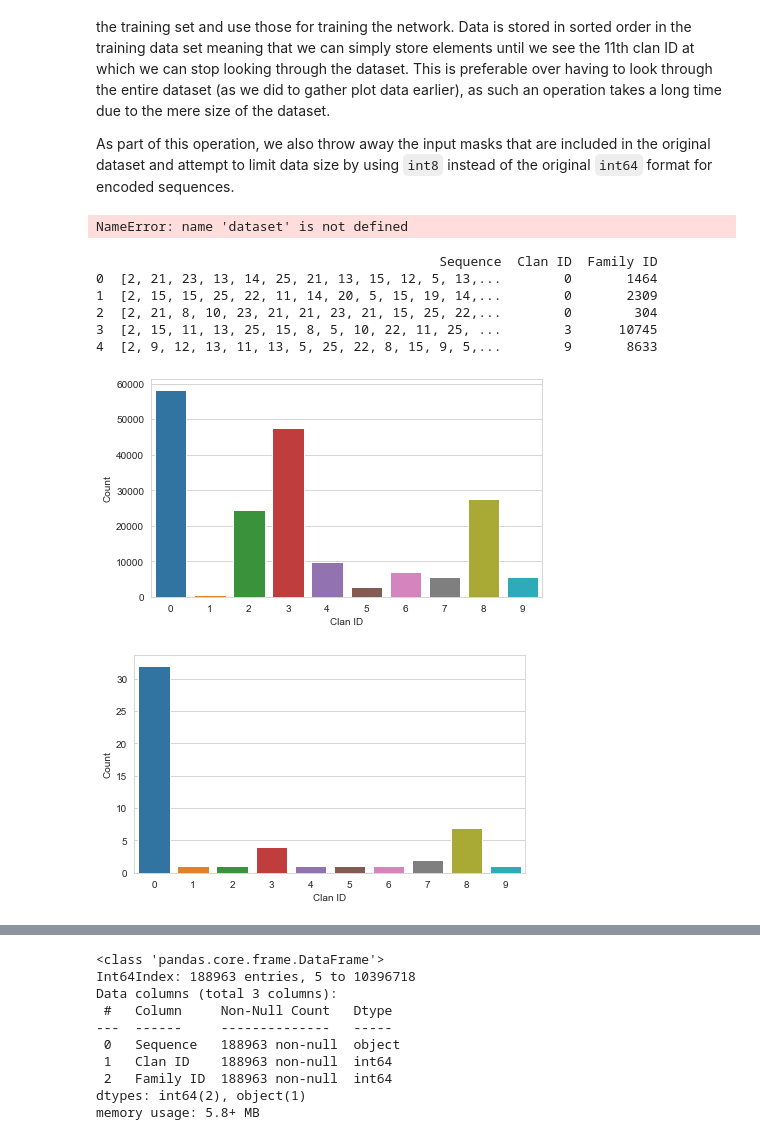
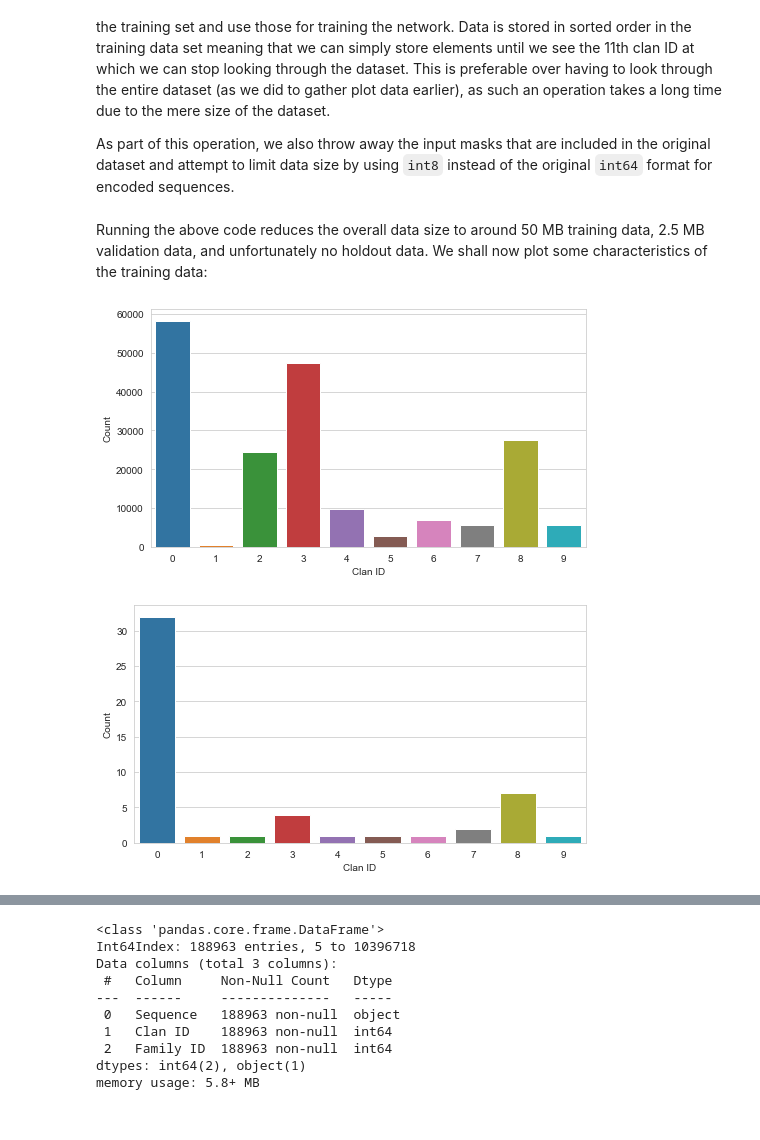
Before and after one commit to hansemandse/prowave, a Jupyter notebook: src/DeeplearningProject.ipynb, the cells around one changed output, grey strips where cells are left out. Drawn from its saved outputs; the diff is of its cells as text; code cells hidden in the pictures.

Commit message:
update plots

```diff
--- a/src/DeeplearningProject.ipynb
+++ b/src/DeeplearningProject.ipynb
@@ -172,44 +200,44 @@ As part of this operation, we also throw away the input masks that are included
 # %%
-# Reduce data size by picking only 10 first classes of the training data
+# Reduce data size by picking only 10 first clans
 #from utils import get_data
-#dataset = get_data(train_data, 10)
-with open(data_path+'train_red_reduced2.pkl', 'wb') as f:
-    pkl.dump(dataset2, f)
+#for d, n in zip([train_data, valid_data, holdout_data], ['train', 'valid', 'holdout']):
+#    dataset = get_data(d, CLANS)
+#    with open(data_path+n+'_red.pkl', 'wb') as f:
+#        pkl.dump(dataset, f)
+#    del dataset
-# %% [output]
-NameError: name 'dataset' is not defined
-# %%
-# Load the reduced dataset
-with open(data_path+'train_red.pkl', 'rb') as f:
-    dataset = pkl.load(f)
-print(dataset.head())
-
-# Reduce the Dataset
-dataset2 = dataset[dataset['Family ID'].isin(list(range(100)))]
-
-# The Save the reduced Dataset
-with open(data_path+'train_red_reduced2.pkl', 'wb') as f:
-    pkl.dump(dataset2, f)
-
-# The put dataset into dataset2
-dataset = dataset2
-# %% [output]
-                                            Sequence  Clan ID  Family ID
-0  [2, 21, 23, 13, 14, 25, 21, 13, 15, 12, 5, 13,...        0       1464
-1  [2, 15, 15, 25, 22, 11, 14, 20, 5, 15, 19, 14,...        0       2309
-2  [2, 21, 8, 10, 23, 21, 21, 23, 21, 15, 25, 22,...        0        304
-3  [2, 15, 11, 13, 25, 15, 8, 5, 10, 22, 11, 25, ...        3      10745
-4  [2, 9, 12, 13, 11, 13, 5, 25, 22, 8, 15, 9, 5,...        9       8633
+# %%
+# Reduce data size by picking only the 100 first families
+#for i, o in zip(['train_red.pkl', 'valid_red.pkl', 'holdout_red.pkl'], ['train_red2.pkl', 'valid_red2.pkl', #'holdout_red2.pkl']):
+#    # Load reduced dataset
+#    with open(data_path+i, 'rb') as fin:
+#        dataset = pkl.load(fin)
+#    # Reduce number of families
+#    dataset = dataset[dataset['Family ID'].isin(list(range(FAMILIES)))]
+#    # Store reduced data
+#    with open(data_path+o, 'wb') as fout:
+#        pkl.dump(dataset, fout)
+#    del dataset
+
+# Use the reduced dataset
+with open(data_path+'train_red2.pkl', 'rb') as f:
+    dataset = pkl.load(f)
+# %% [markdown]
+Running the above code reduces the overall data size to around 50 MB training data, 2.5 MB validation data, and unfortunately no holdout data. We shall now plot some characteristics of the training data:
 # %%
-pdf = pd.DataFrame.from_dict({'Clan ID' : list(range(10)),'Count' : [len(dataset[dataset['Clan ID']==i]) for i in range(10)]})
+# Plot the number of proteins in each clan
+pdf = pd.DataFrame.from_dict({'Clan ID' : list(range(CLANS)),'Count' : [len(dataset[dataset['Clan ID']==i]) for i in range(CLANS)]})
 plt.figure(figsize=(7,4))
 sns.barplot(x='Clan ID', y='Count', data=pdf)
+plt.tight_layout()
 plt.show()
 # %% [output]
-[figure, old version]
+[figure, new version]
 # %%
-pdf = pd.DataFrame.from_dict({'Clan ID' : list(range(10)),'Count' : [len(set(dataset[dataset['Clan ID']==i]['Family ID'])) for i in range(10)]})
+# Plot the number of families in each clan
+pdf = pd.DataFrame.from_dict({'Clan ID' : list(range(CLANS)),'Count' : [len(set(dataset[dataset['Clan ID']==i]['Family ID'])) for i in range(CLANS)]})
 plt.figure(figsize=(7,4))
 sns.barplot(x='Clan ID', y='Count', data=pdf)
+plt.tight_layout()
 plt.show()
 # %% [output]
-[figure, old version]
+[figure, new version]
```
Also changed, not shown: parts of 9 cells of this notebook.
